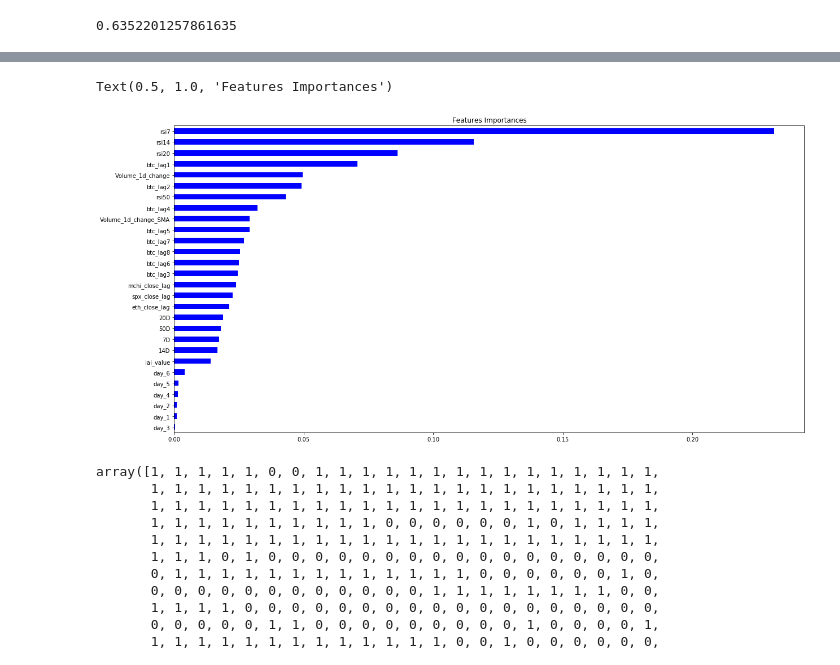
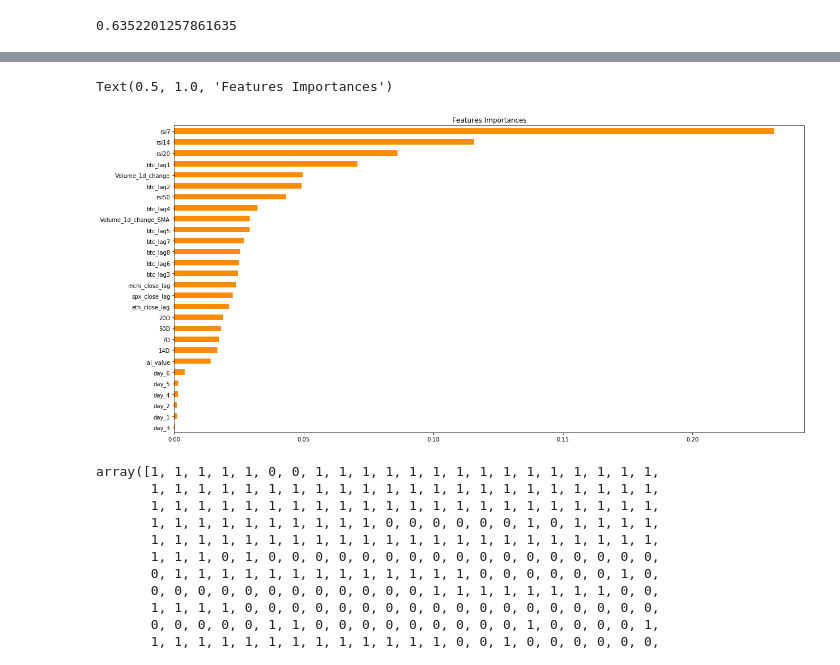
Before and after one commit to achildress83/trading-bitcoin, a Jupyter notebook: notebooks/Non-Linear Models.ipynb, the cells around one changed output, grey strips where cells are left out. Cells and saved outputs as stored; diff of their text form; code cells hidden in the pictures.

```diff
--- a/notebooks/Non-Linear Models.ipynb
+++ b/notebooks/Non-Linear Models.ipynb
@@ -207,3 +207,7 @@ predict = rf.predict(X_test)
 accuracy_score(y_test, predict)
 # %% [output]
 0.6352201257861635
+# %%
+# saved feature importances, so not necessary to run model to call chart
+feat_importance = pd.read_csv('../data/feature_importances.csv', names=['features','importance'], index_col = 'features')
+feat_importance.head()
@@ -210,17 +222,17 @@ accuracy_score(y_test, predict)
 # %%
-col_names = X_train.columns.tolist()
+col_names = feat_importance.index.tolist()
 
 # Create a pd.Series of features importances
-importances = pd.Series(data=rf_tuned.feature_importances_,
+importances = pd.Series(data=np.array(feat_importance.importance),
                         index= col_names)
 
 # Sort importances
 importances_sorted = importances.sort_values()
 
 # Draw a horizontal barplot of importances_sorted
 plt.figure(figsize=(20,10))
-importances_sorted.plot(kind='barh', color='blue')
+importances_sorted.plot(kind='barh', color='#FF8C00')
 plt.title('Features Importances')
 # %% [output]
 Text(0.5, 1.0, 'Features Importances')
-[figure, old version]
+[figure, new version]
```
Also changed, not shown: parts of 4 cells of this notebook, 10 other files.
